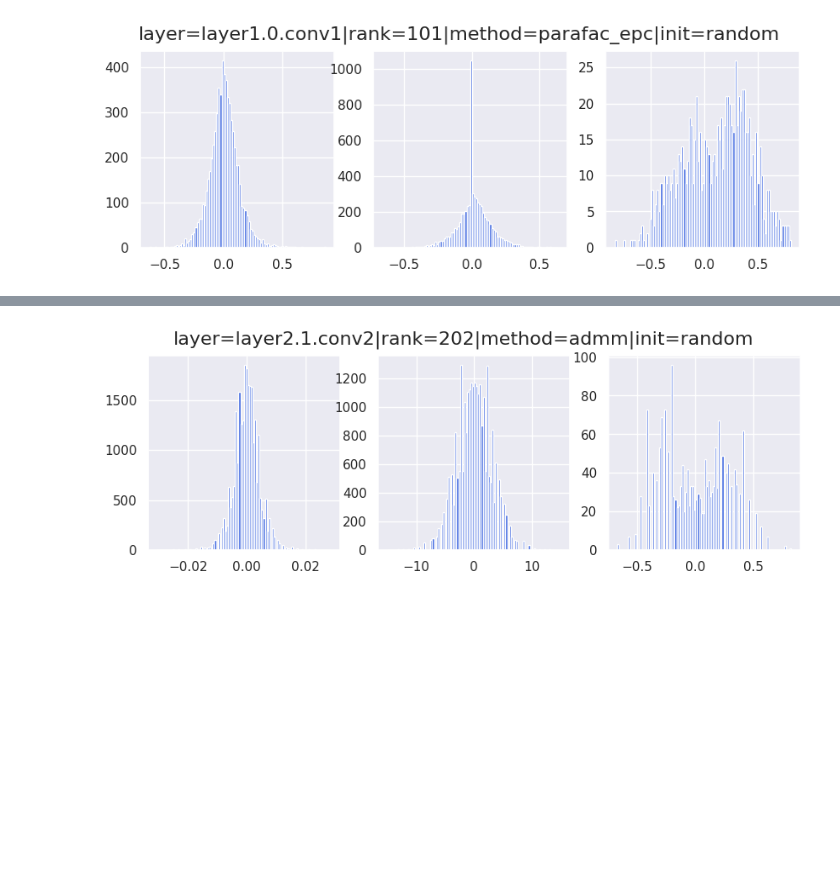
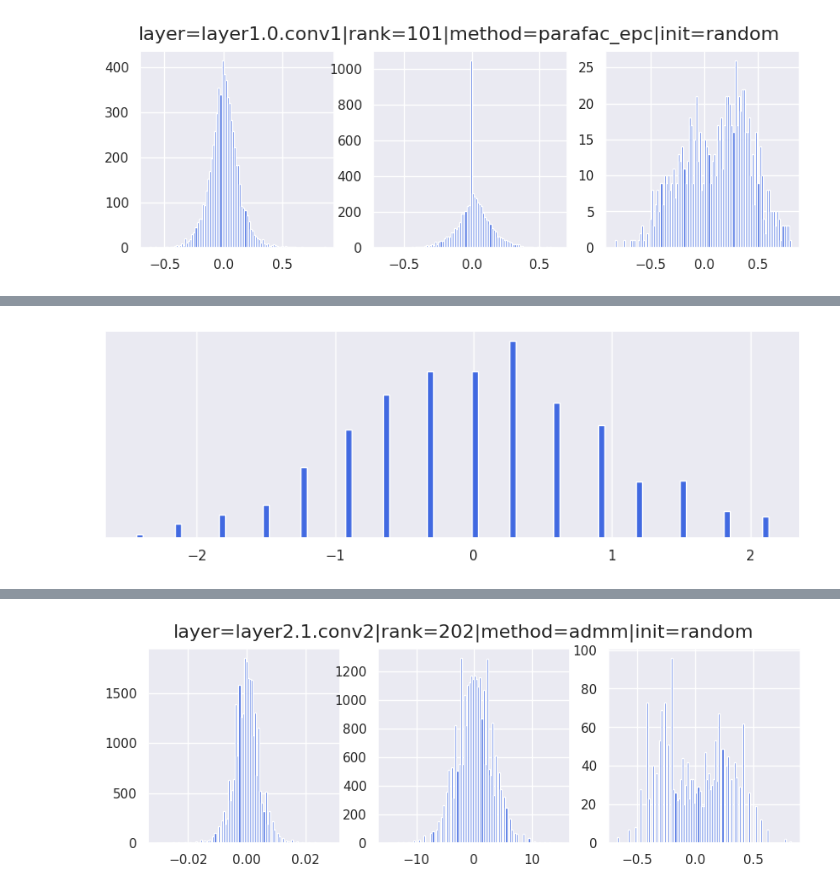
Before and after one commit to KamikaziZen/admm-quantization, a Jupyter notebook: notebooks/WeightFactorHistograms.ipynb, the cells around one changed output, grey strips where cells are left out. Drawn from its saved outputs; the diff is of its cells as text; code cells hidden in the pictures; blank space fills up the shorter version.

```diff
--- a/notebooks/WeightFactorHistograms.ipynb
+++ b/notebooks/WeightFactorHistograms.ipynb
@@ -60,0 +84,4 @@ hist_factors(lname='layer1.0.conv1', method='admm', init='parafac-epc', qscheme=
+# %%
+plot_factors(lname='layer1.0.conv1', method='admm', rank=134, qscheme='tensor_mseminmax_symmetric', init='random', bits=4)
+# %% [output]
+[figure, added]
```
Also changed, not shown: parts of 25 cells of this notebook, 22 other files.
